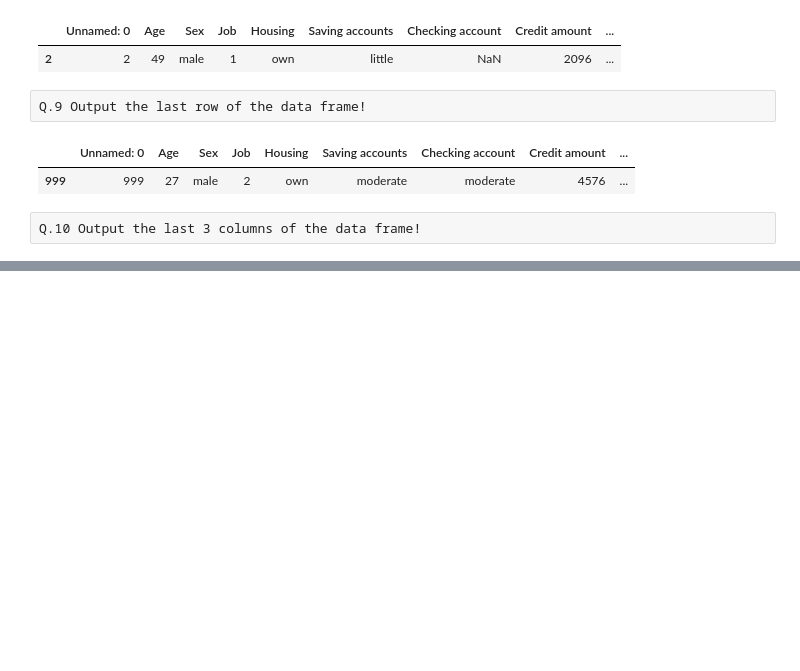
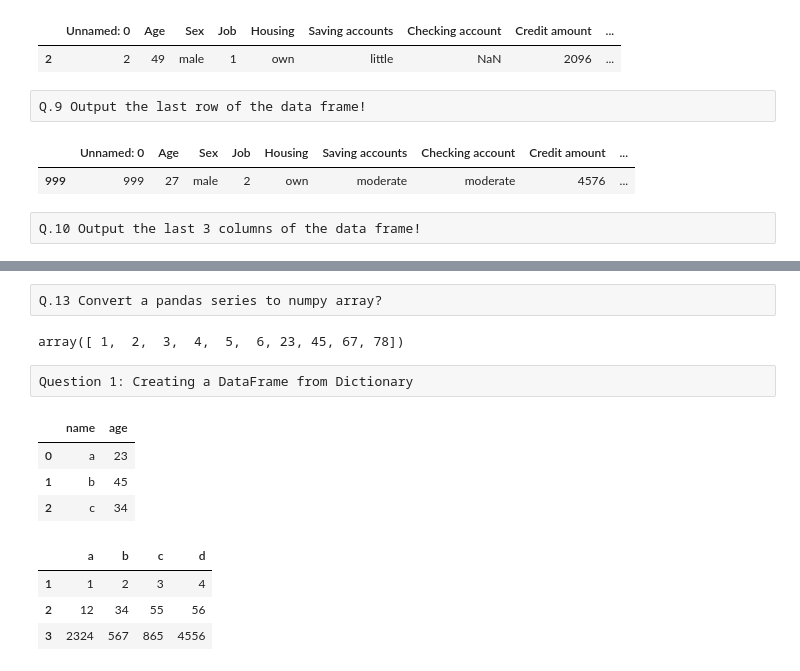
Before and after one commit to tusharshukla34/Advance-Python, a Jupyter notebook: Pandas Lib Code/pandas class.ipynb, the cells around one changed output, grey strips where cells are left out. Cells and saved outputs as stored; diff of their text form; code cells hidden in the pictures; blank space fills up the shorter version.

Commit message:
pandas prac

```diff
--- a/Pandas Lib Code/pandas class.ipynb
+++ b/Pandas Lib Code/pandas class.ipynb
@@ -196,0 +252,16 @@ IndexingError: Too many indexers
+# %% [raw]
+Q.13 Convert a pandas series to numpy array?
+# %%
+x.to_numpy()
+# %% [output]
+array([ 1,  2,  3,  4,  5,  6, 23, 45, 67, 78])
+# %% [raw]
+Question 1: Creating a DataFrame from Dictionary
+# %%
+df = pd.DataFrame({'name':['a','b','c'],'age':[23,45,34]})
+df
+# %% [output]
+|  | name | age |
+| 0 | a | 23 |
+| 1 | b | 45 |
+| 2 | c | 34 |
@@ -196,0 +270,9 @@ IndexingError: Too many indexers
+# %%
+df = pd.DataFrame([[1,2,3,4],[12,34,55,56],[2324,567,865,4556]],
+                   index =[1,2,3],columns =['a','b','c','d'])
+df
+# %% [output]
+|  | a | b | c | d |
+| 1 | 1 | 2 | 3 | 4 |
+| 2 | 12 | 34 | 55 | 56 |
+| 3 | 2324 | 567 | 865 | 4556 |
```
Also changed, not shown: parts of 11 cells of this notebook, 1 other file.
